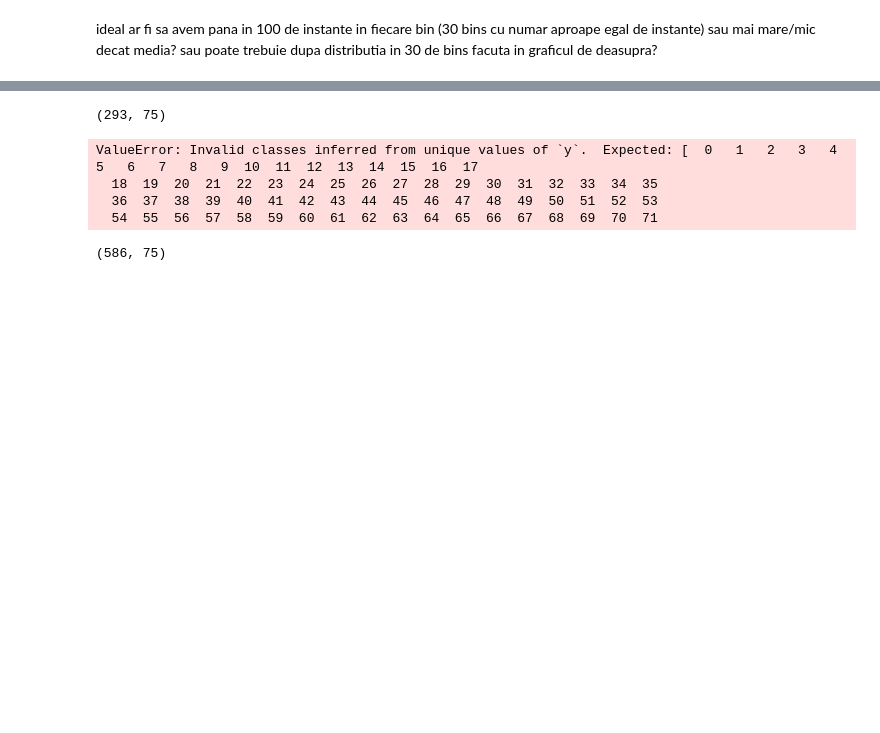
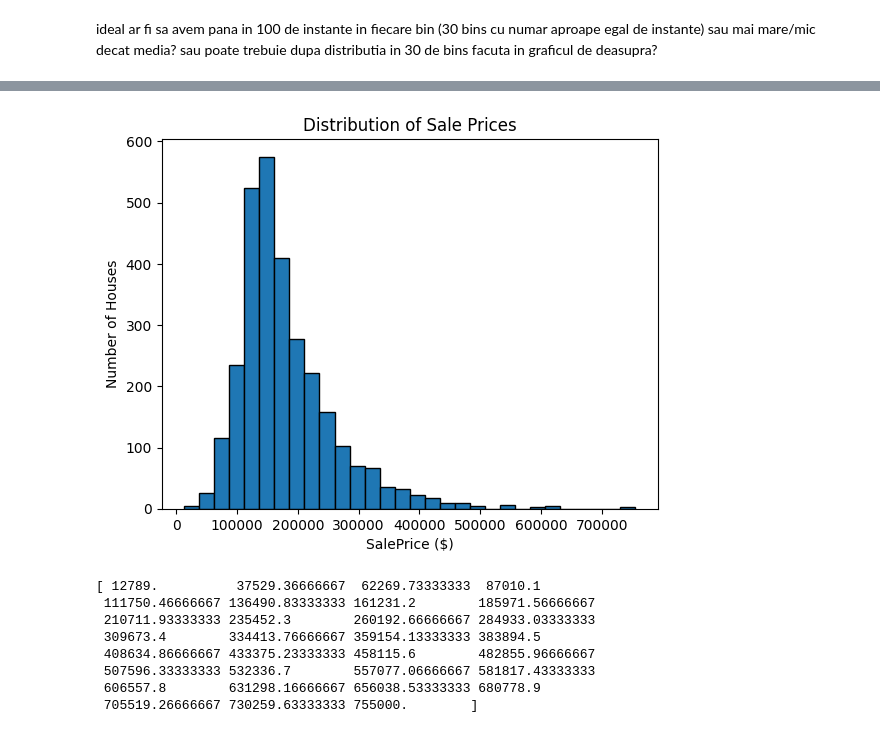
Before and after one commit to chiracarla/lab1, a Jupyter notebook: lab2.ipynb, the cells around one changed output, grey strips where cells are left out. Drawn from its saved outputs; the diff is of its cells as text; code cells hidden in the pictures; blank space fills up the shorter version.

```diff
--- a/lab2.ipynb
+++ b/lab2.ipynb
@@ -93,0 +224,18 @@ display(plt.bar(np.array(lims), np.array(frequency)))
+# %%
+counts, classes, patches = plt.hist(data['SalePrice'], bins=30, edgecolor='black')
+
+plt.title("Distribution of Sale Prices")
+plt.xlabel("SalePrice ($)")
+plt.ylabel("Number of Houses")
+plt.show()
+print(classes)
+# %% [output]
+[figure, added]
+[ 12789.          37529.36666667  62269.73333333  87010.1
+ 111750.46666667 136490.83333333 161231.2        185971.56666667
+ 210711.93333333 235452.3        260192.66666667 284933.03333333
+ 309673.4        334413.76666667 359154.13333333 383894.5
+ 408634.86666667 433375.23333333 458115.6        482855.96666667
+ 507596.33333333 532336.7        557077.06666667 581817.43333333
+ 606557.8        631298.16666667 656038.53333333 680778.9
+ 705519.26666667 730259.63333333 755000.        ]
@@ -94,21 +245,4 @@ display(plt.bar(np.array(lims), np.array(frequency)))
 # %%
-X_train10, X_test10, y_train10, y_test10 = train_test_split(
-X, y, test_size=0.1, random_state=42)
-X_test10.shape
+X_trainNE10, X_testNE10, y_trainNE10, y_testNE10 = train_test_split(
+    X_numeric, y_classNE, test_size=0.1, random_state=42
+)
-# %% [output]
-(293, 75)
-# %%
-model = XGBClassifier(n_estimators=2, max_depth=2, learning_rate=1, objective='binary:logistic')
-
-model.fit(X_train10, y_train10) #rezolv imediat, tb clase
-# %% [output]
-ValueError: Invalid classes inferred from unique values of `y`.  Expected: [  0   1   2   3   4   5   6   7   8   9  10  11  12  13  14  15  16  17
-  18  19  20  21  22  23  24  25  26  27  28  29  30  31  32  33  34  35
-  36  37  38  39  40  41  42  43  44  45  46  47  48  49  50  51  52  53
-  54  55  56  57  58  59  60  61  62  63  64  65  66  67  68  69  70  71
-# %%
-X_train20, X_test20, y_train20, y_test20 = train_test_split(
-X, y, test_size=0.2, random_state=42)
-X_test20.shape
-# %% [output]
-(586, 75)
```
Also changed, not shown: parts of 18 cells of this notebook, 2 other files.
